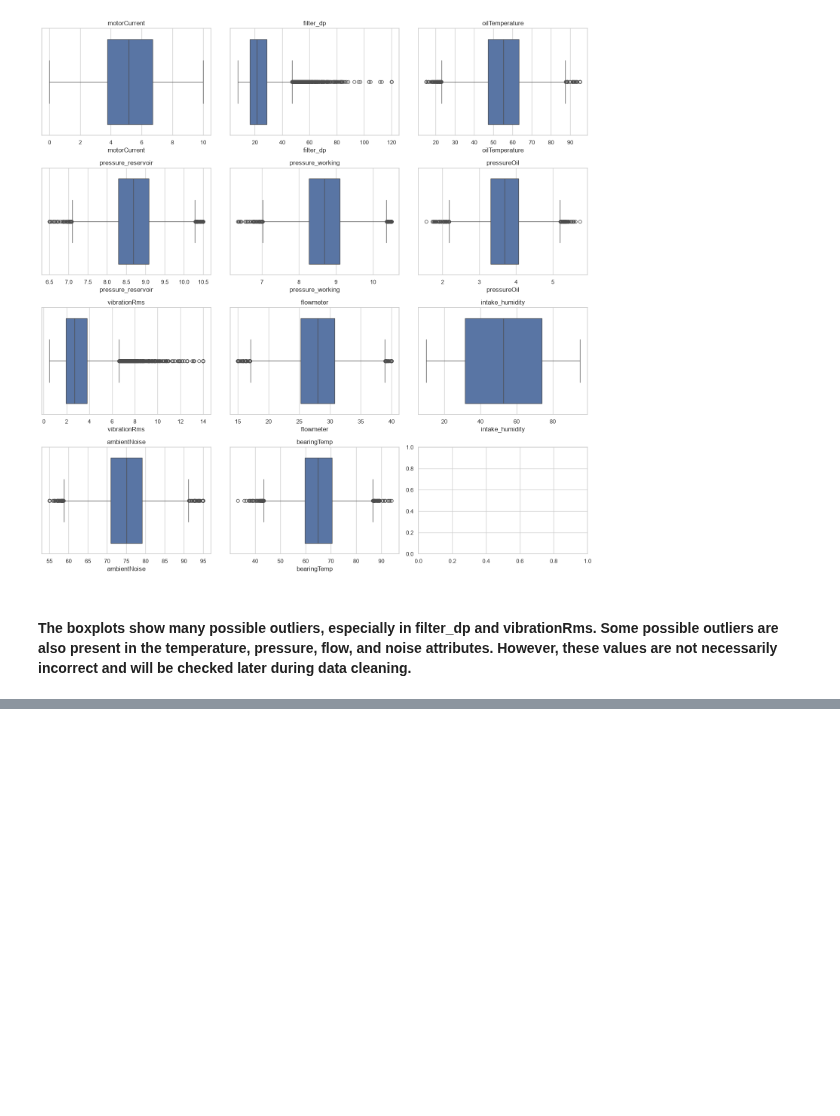
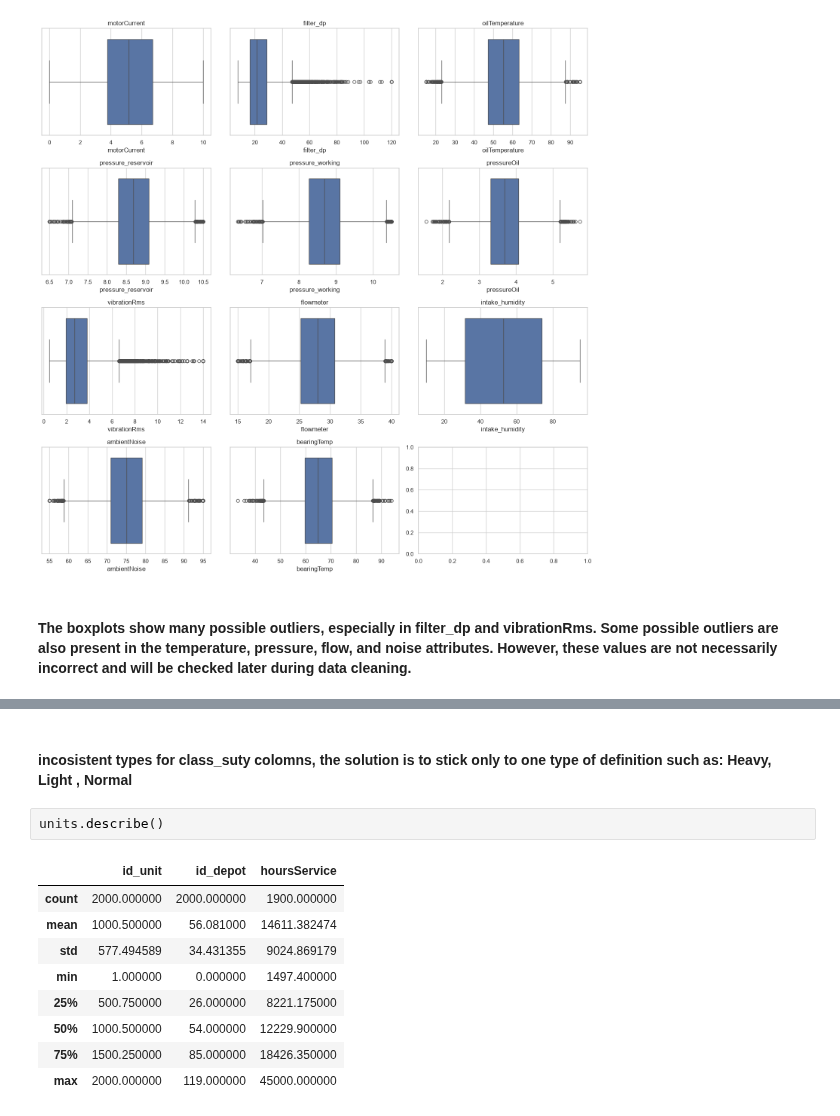
Before and after one commit to NovAndrii/IAU_project, a Jupyter notebook: prjct.ipynb, the cells around one changed output, grey strips where cells are left out. Saved outputs shown, nothing was run; the diff lists cells and outputs as text; blank space fills up the shorter version.

```diff
--- a/prjct.ipynb
+++ b/prjct.ipynb
@@ -972,0 +1051,14 @@ plt.show()
+# %% [markdown]
+#### incosistent types for class_suty colomns, the solution is to stick only to one type of definition such as: Heavy, Light , Normal
+# %%
+units.describe()
+# %% [output]
+|  | id_unit | id_depot | hoursService |
+| count | 2000.000000 | 2000.000000 | 1900.000000 |
+| mean | 1000.500000 | 56.081000 | 14611.382474 |
+| std | 577.494589 | 34.431355 | 9024.869179 |
+| min | 1.000000 | 0.000000 | 1497.400000 |
+| 25% | 500.750000 | 26.000000 | 8221.175000 |
+| 50% | 1000.500000 | 54.000000 | 12229.900000 |
+| 75% | 1500.250000 | 85.000000 | 18426.350000 |
+| max | 2000.000000 | 119.000000 | 45000.000000 |
```
Also changed, not shown: parts of 21 cells of this notebook.
